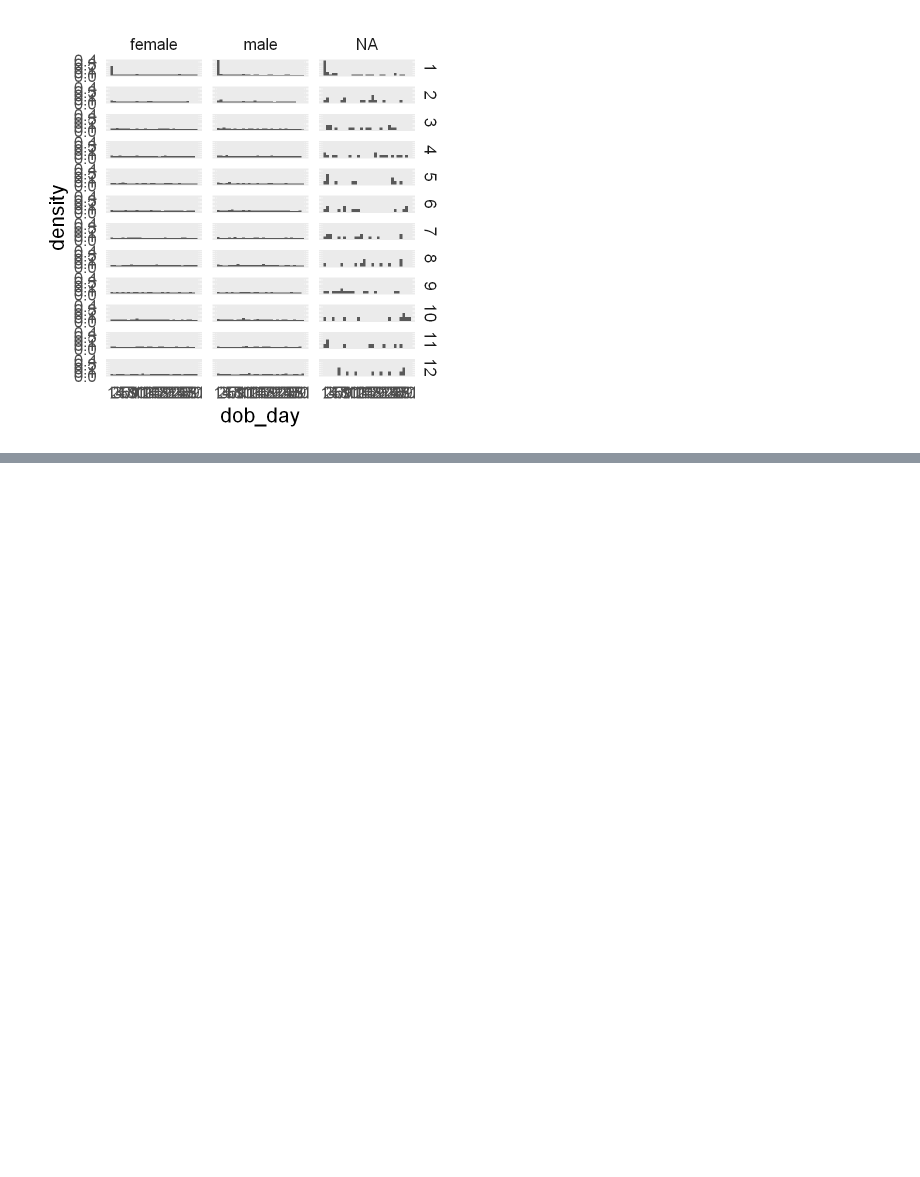
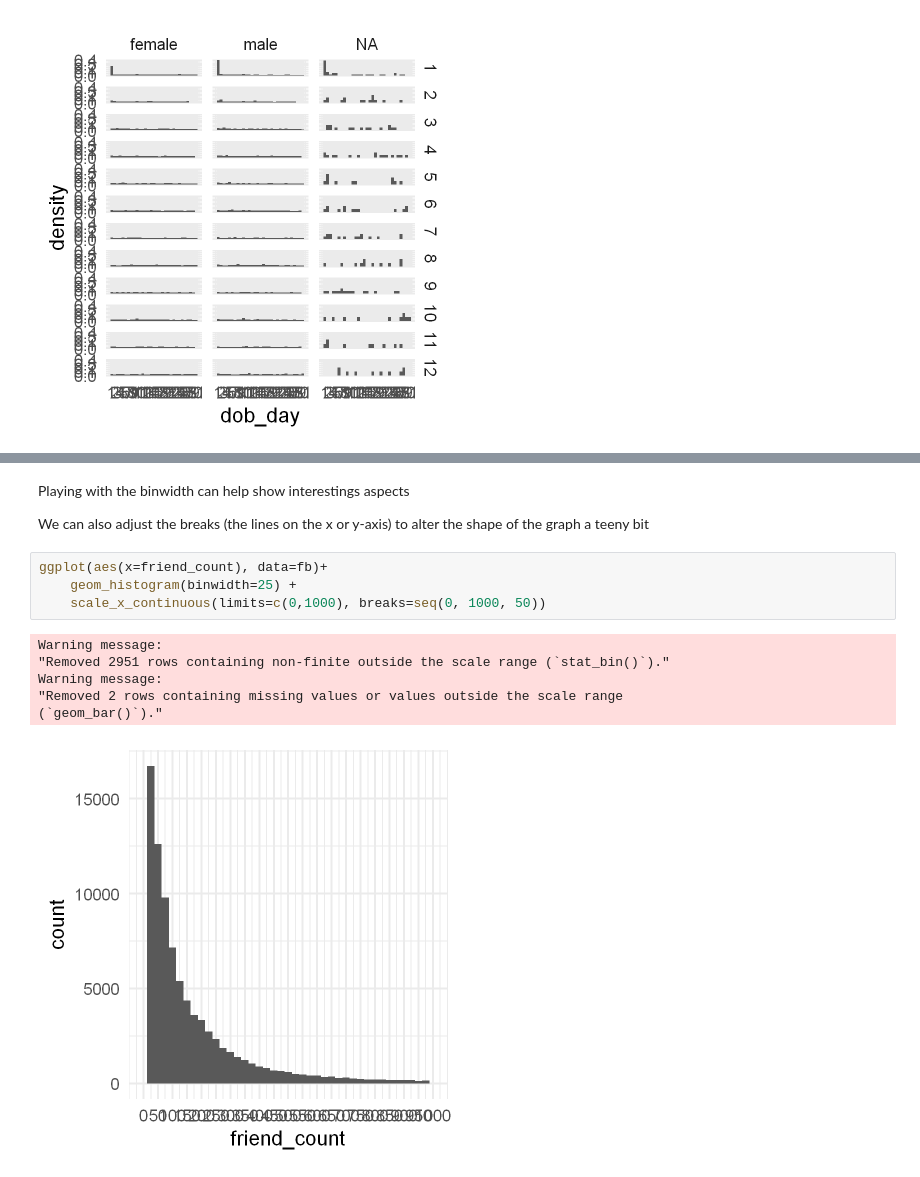
Before and after one commit to birbarino/R-Projects, a Jupyter notebook: intro-to-r/intro-to-r.ipynb, the cells around one changed output, grey strips where cells are left out. Cells and saved outputs as stored; diff of their text form; blank space fills up the shorter version.

```diff
--- a/intro-to-r/intro-to-r.ipynb
+++ b/intro-to-r/intro-to-r.ipynb
@@ -752,0 +766,15 @@ ggplot(aes(x = dob_day, y = ..density..), data = fb) +
+# %% [markdown]
+Playing with the binwidth can help show interestings aspects
+
+We can also adjust the breaks (the lines on the x or y-axis) to alter the shape of the graph a teeny bit
+# %%
+ggplot(aes(x=friend_count), data=fb)+
+    geom_histogram(binwidth=25) +
+    scale_x_continuous(limits=c(0,1000), breaks=seq(0, 1000, 50))
+# %% [output]
+Warning message:
+"Removed 2951 rows containing non-finite outside the scale range (`stat_bin()`)."
+Warning message:
+"Removed 2 rows containing missing values or values outside the scale range
+(`geom_bar()`)."
+[figure, added]
```
Also changed, not shown: parts of 3 cells of this notebook.
